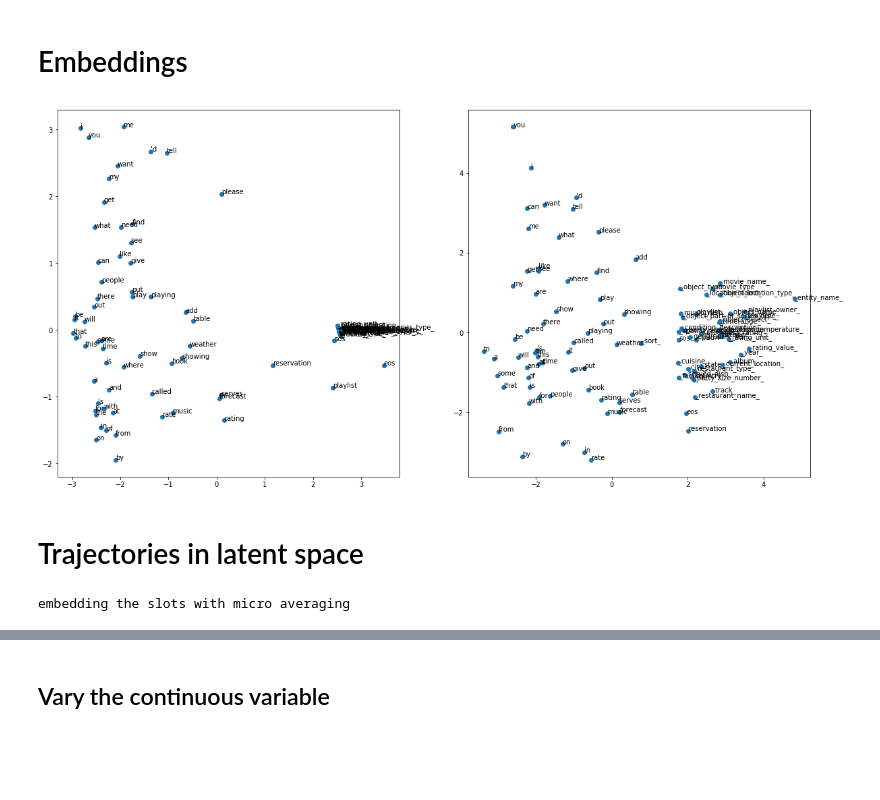
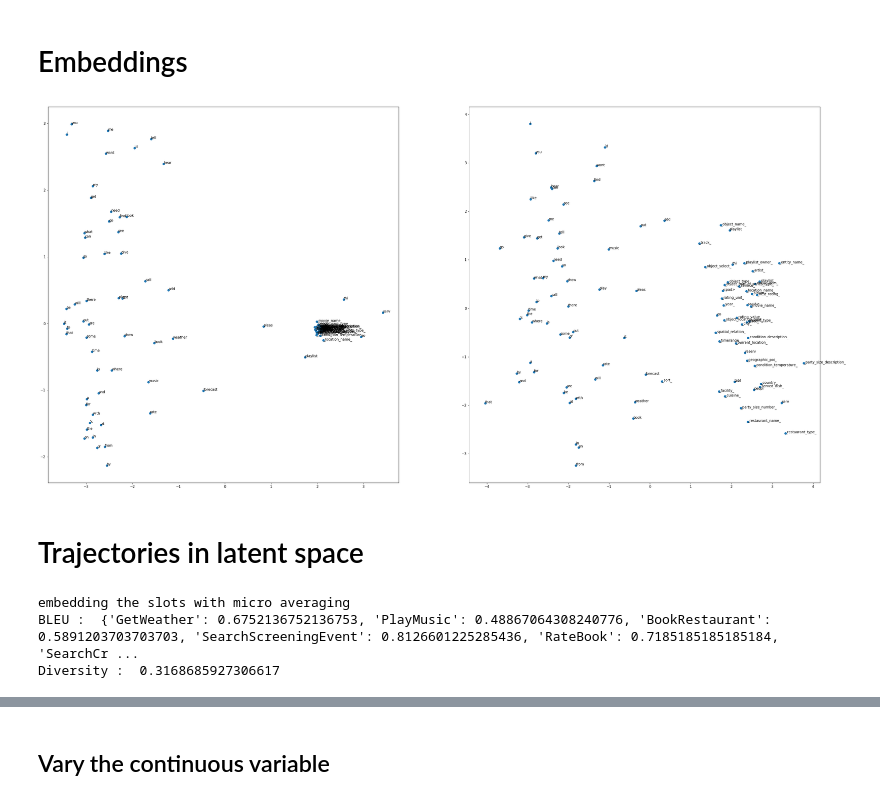
Before and after one commit to sonos/automatic-data-generation, a Jupyter notebook: data-generation.ipynb, the cells around one changed output, grey strips where cells are left out. Saved outputs shown, nothing was run; the diff lists cells and outputs as text; code cells hidden in the pictures; blank space fills up the shorter version.

```diff
--- a/data-generation.ipynb
+++ b/data-generation.ipynb
@@ -164,7 +164,7 @@ label_weight = anneal_fn(args.anneal_function, t, args.k2, args.x2, args.m2)
 KL_hist = np.array(KL_hist)
 axarr[0].plot(t, NLL_hist )
 for i in range(args.latent_size):
-    axarr[1].semilogy(t, KL_hist[:,i])
+    axarr[1].semilogy(t, KL_hist[:,i], label=i)
 ax1bis = axarr[1].twinx()
 ax1bis.plot(t, KL_weight, color='red')
 axarr[2].plot(t, acc_hist )
@@ -181,6 +181,7 @@ axarr[2].set_ylabel('acc')
 ax2bis.set_ylabel('label_weight', color='green')
 axarr[3].set_ylabel('NMI')
 
+fig.legend()
 fig.tight_layout()
 plt.show()
 # %% [output]
@@ -209,22 +210,22 @@ plt.show()
 # %%
 n_start = 0
 n_end = 100
 words = run['i2w']
 
-fig, axarr = plt.subplots(1, 2, figsize=(20,10))
+fig, axarr = plt.subplots(1, 2, figsize=(40,20))
 axarr = axarr.flatten()
 
 from sklearn.decomposition import PCA
 for ax, stage in enumerate(['before', 'after']):
     vectors = run['vectors'][stage]
     pca = PCA(n_components=2)
     proj = pca.fit_transform(vectors)
     axarr[ax].scatter(proj[n_start:n_end,0], proj[n_start:n_end,1])
     for i, word in enumerate(words[n_start:n_end]):
         i += n_start
         axarr[ax].annotate(word,xy=(proj[i,0], proj[i,1]))
 # %% [output]
-[figure, old version]
+[figure, new version]
 # %% [markdown]
 # Trajectories in latent space
 # %%
@@ -280,5 +281,10 @@ if state_dict['embedding.weight'].size(0) != model.embedding.weight.size(0): # v
     state_dict['outputs2vocab.weight'] = torch.randn(len(i2w), args.hidden_size*model.hidden_factor)
     state_dict['outputs2vocab.bias'] = torch.randn(len(i2w))
 model.load_state_dict(state_dict)
+
+print('BLEU : ',run['bleu_scores'])
+print('Diversity : ',run['diversity'])
 # %% [output]
 embedding the slots with micro averaging
+BLEU :  {'GetWeather': 0.6752136752136753, 'PlayMusic': 0.48867064308240776, 'BookRestaurant': 0.5891203703703703, 'SearchScreeningEvent': 0.8126601225285436, 'RateBook': 0.7185185185185184, 'SearchCr ...
+Diversity :  0.3168685927306617
```
Also changed, not shown: parts of 6 cells of this notebook, 1 other file.
